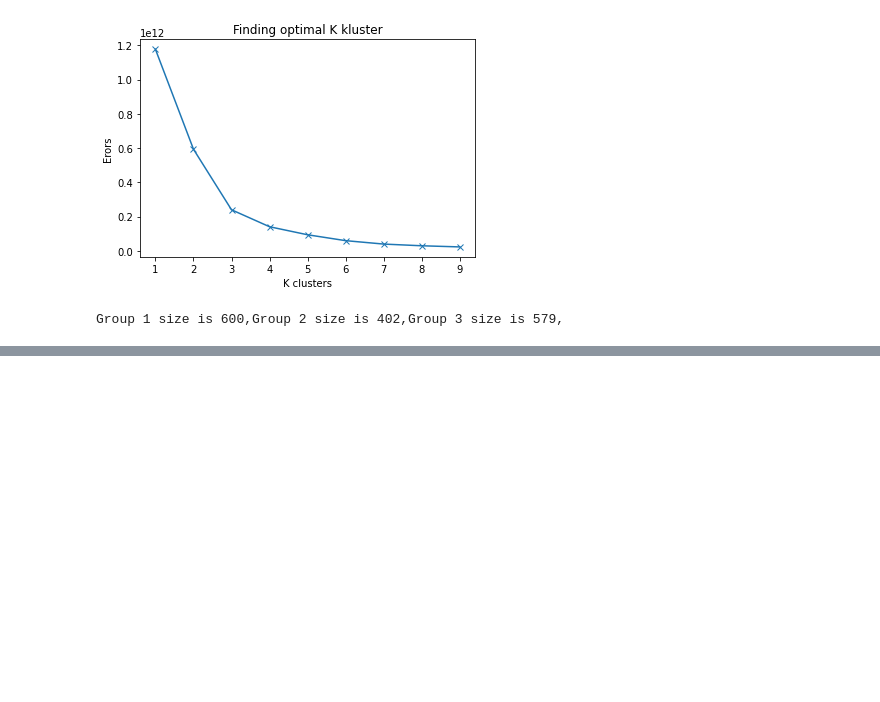
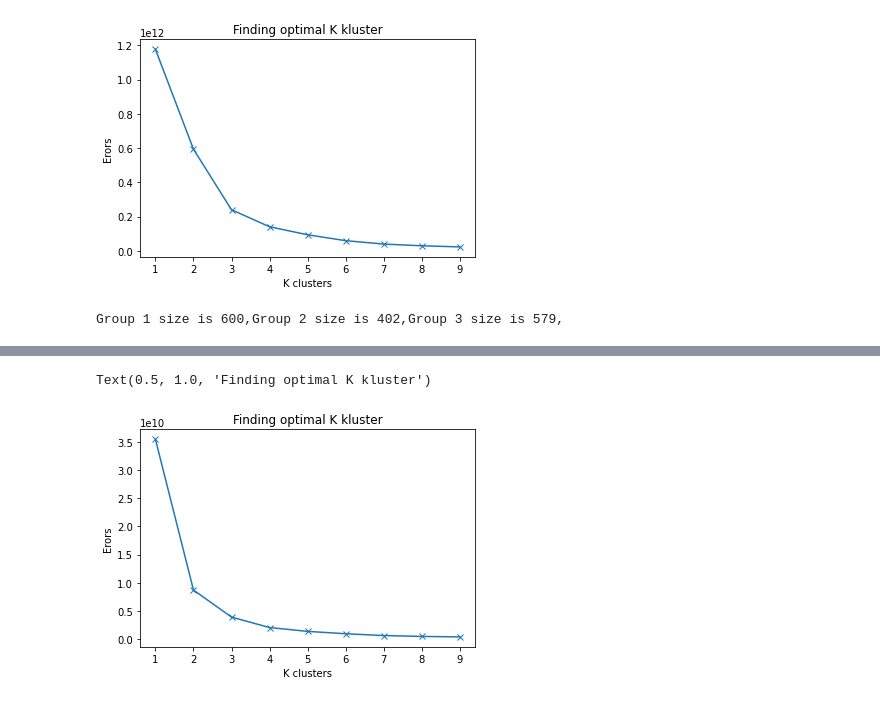
Before and after one commit to tural327/personality_analysis, a Jupyter notebook: main_file.ipynb, the cells around one changed output, grey strips where cells are left out. Drawn from its saved outputs; the diff is of its cells as text; code cells hidden in the pictures; blank space fills up the shorter version.

```diff
--- a/main_file.ipynb
+++ b/main_file.ipynb
@@ -459,0 +468,17 @@ Group 1 size is 600,Group 2 size is 402,Group 3 size is 579,
+# %%
+df1  = df[df['clusters']==0]
+
+wss=[]
+K=range(1,10)
+for i in K:
+    kmean=KMeans(n_clusters=i)
+    kmean.fit(df1)
+    wss.append(kmean.inertia_)
+
+plt.plot(K,wss,marker='x')
+plt.xlabel('K clusters')
+plt.ylabel('Erors')
+plt.title("Finding optimal K kluster")
+# %% [output]
+Text(0.5, 1.0, 'Finding optimal K kluster')
+[figure, added]
```
Also changed, not shown: parts of 10 cells of this notebook.
